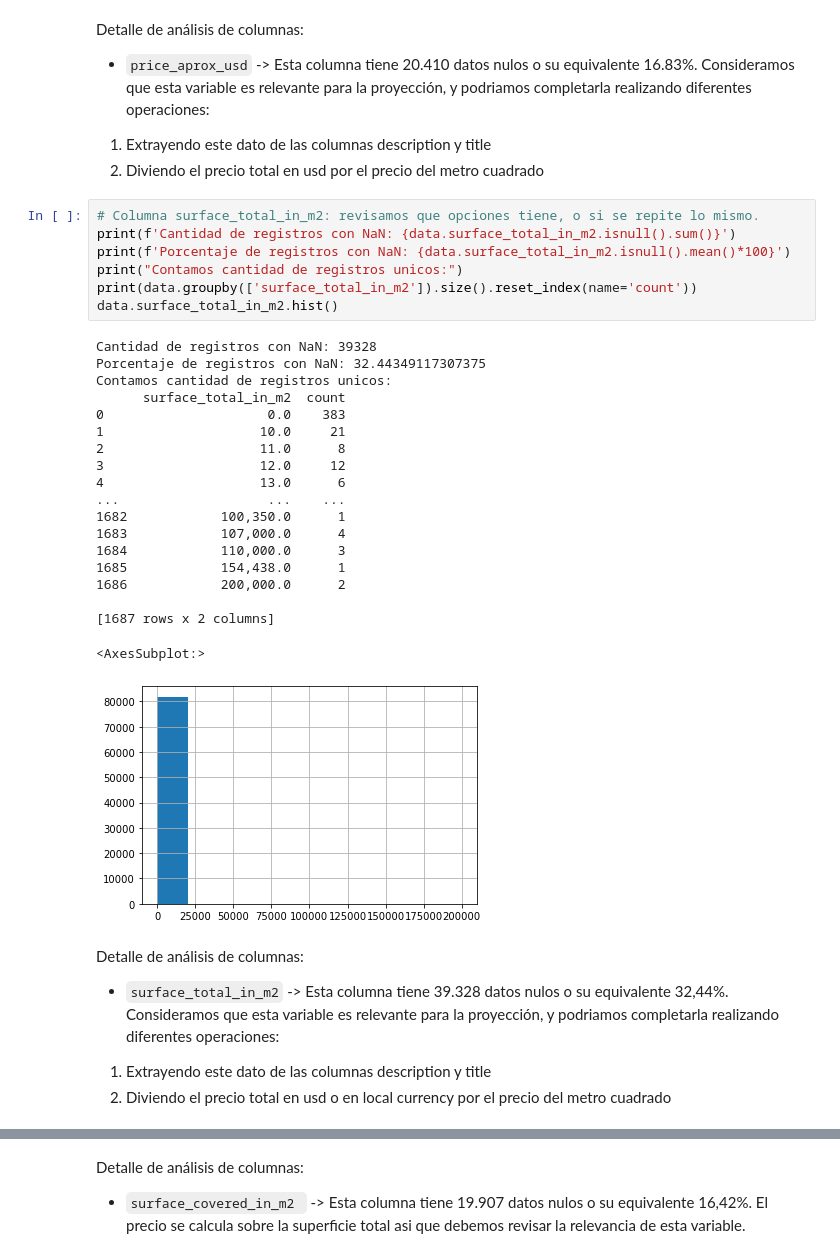
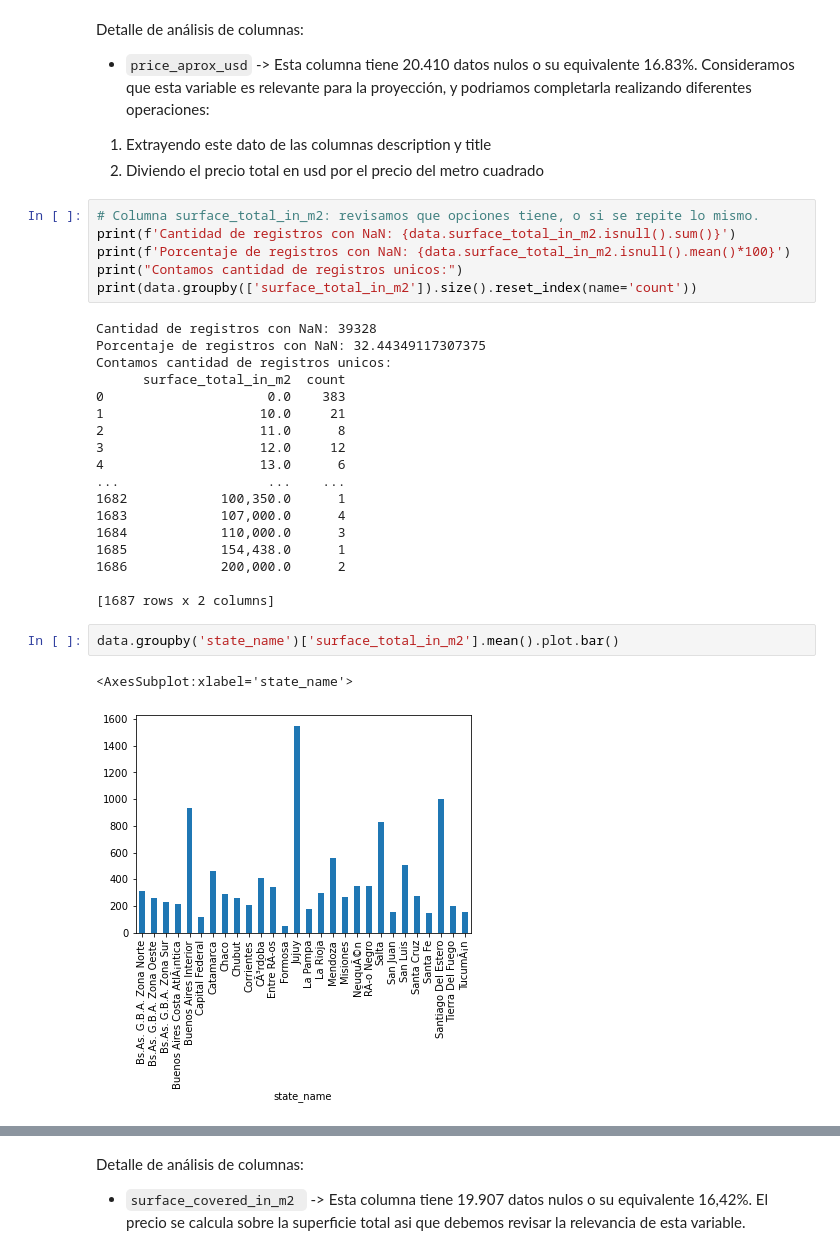
Before and after one commit to carpe-diem/DH-TP1-clear-data-properati, a Jupyter notebook: src/Gloria.ipynb, the cells around one changed output, grey strips where cells are left out. Drawn from its saved outputs; the diff is of its cells as text.

```diff
--- a/src/Gloria.ipynb
+++ b/src/Gloria.ipynb
@@ -212,7 +211,6 @@ print(f'Cantidad de registros con NaN: {data.surface_total_in_m2.isnull().sum()}
 print(f'Porcentaje de registros con NaN: {data.surface_total_in_m2.isnull().mean()*100}')
 print("Contamos cantidad de registros unicos:")
 print(data.groupby(['surface_total_in_m2']).size().reset_index(name='count'))
-data.surface_total_in_m2.hist()
 # %% [output]
 Cantidad de registros con NaN: 39328
 Porcentaje de registros con NaN: 32.44349117307375
@@ -231,13 +229,11 @@ Contamos cantidad de registros unicos:
 1686            200,000.0      2
 
 [1687 rows x 2 columns]
-<AxesSubplot:>
-[figure, removed]
-# %% [markdown]
-Detalle de análisis de columnas:
-* `surface_total_in_m2` -> Esta columna tiene 39.328 datos nulos o su equivalente 32,44%. Consideramos que esta variable es relevante para la proyección, y podriamos completarla realizando diferentes operaciones:
-1. Extrayendo este dato de las columnas description y title
-2. Diviendo el precio total en usd o en local currency por el precio del metro cuadrado
+# %%
+data.groupby('state_name')['surface_total_in_m2'].mean().plot.bar()
+# %% [output]
+<AxesSubplot:xlabel='state_name'>
+[figure, added]
 # %%
 # Columna surface_covered_in_m2: revisamos que opciones tiene, o si se repite lo mismo.
 print(f'Cantidad de registros con NaN: {data.surface_covered_in_m2.isnull().sum()}')
```
Also changed, not shown: parts of 17 cells of this notebook, 7 other files.
